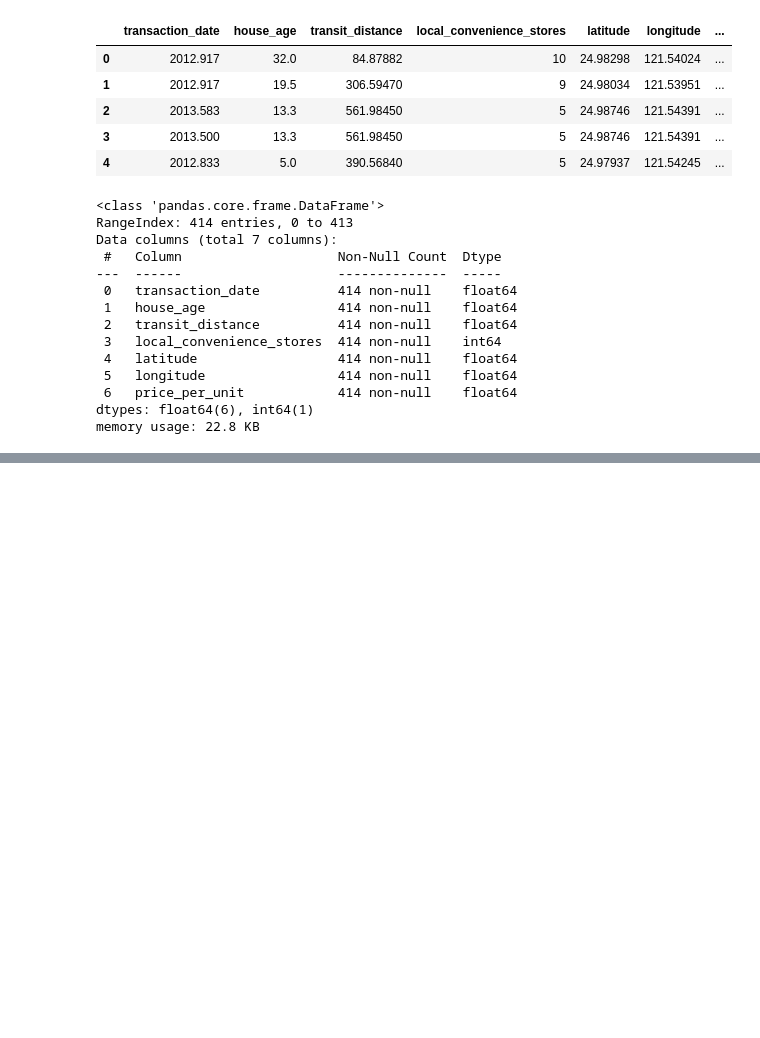
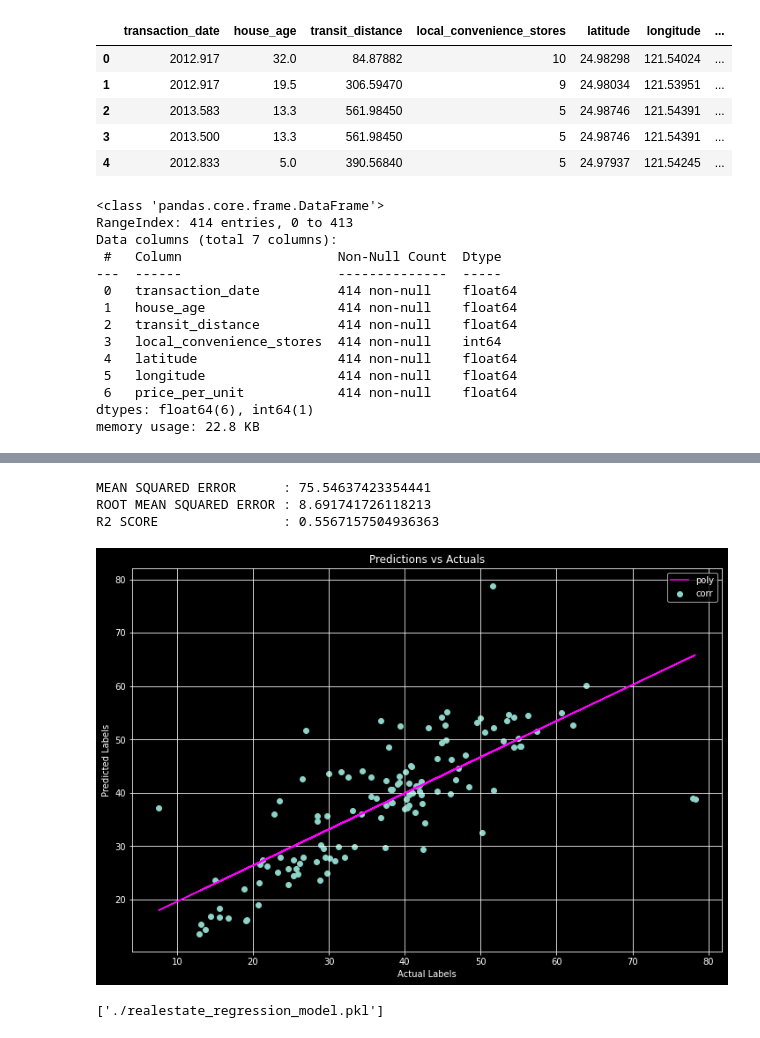
Before and after one commit to NishantBaheti/Azure-DataScience, a Jupyter notebook: RealEstateAnalyticalModelling.ipynb, the cells around one changed output, grey strips where cells are left out. Cells and saved outputs as stored; diff of their text form; code cells hidden in the pictures; blank space fills up the shorter version.

```diff
--- a/RealEstateAnalyticalModelling.ipynb
+++ b/RealEstateAnalyticalModelling.ipynb
@@ -126,0 +150,4 @@ for col in cols:
+# %%
+from sklearn.model_selection import train_test_split
+
+X, y = df[df.columns[:-1]].values, df[df.columns[-1]].values
@@ -126,0 +162,2 @@ for col in cols:
+# %%
+xtrain, xtest, ytrain, ytest = train_test_split(X,y,random_state=0,test_size=0.30)
@@ -126,0 +204,37 @@ for col in cols:
+# %%
+from sklearn.metrics import r2_score,mean_squared_error
+
+predictions = model.predict(xtest)
+
+mse = mean_squared_error(ytest,predictions)
+r2score = r2_score(ytest,predictions)
+print(f"""
+
+MEAN SQUARED ERROR      : {mse}
+ROOT MEAN SQUARED ERROR : {np.sqrt(mse)}
+R2 SCORE                : {r2score}
+
+""")
+# %% [output]
+MEAN SQUARED ERROR      : 75.54637423354441
+ROOT MEAN SQUARED ERROR : 8.691741726118213
+R2 SCORE                : 0.5567157504936363
+# %%
+plt.scatter(ytest, predictions,label="corr")
+plt.xlabel('Actual Labels')
+plt.ylabel('Predicted Labels')
+plt.title('Predictions vs Actuals')
+z = np.polyfit(ytest, predictions, 1)
+p = np.poly1d(z)
+plt.plot(ytest,p(ytest), color='magenta',label="poly")
+plt.legend(loc="best")
+
+plt.show()
+# %% [output]
+[figure, added]
+# %%
+import joblib
+
+joblib.dump(model,"./realestate_regression_model.pkl")
+# %% [output]
+['./realestate_regression_model.pkl']
```
Also changed, not shown: parts of 13 cells of this notebook, 3 other files.
